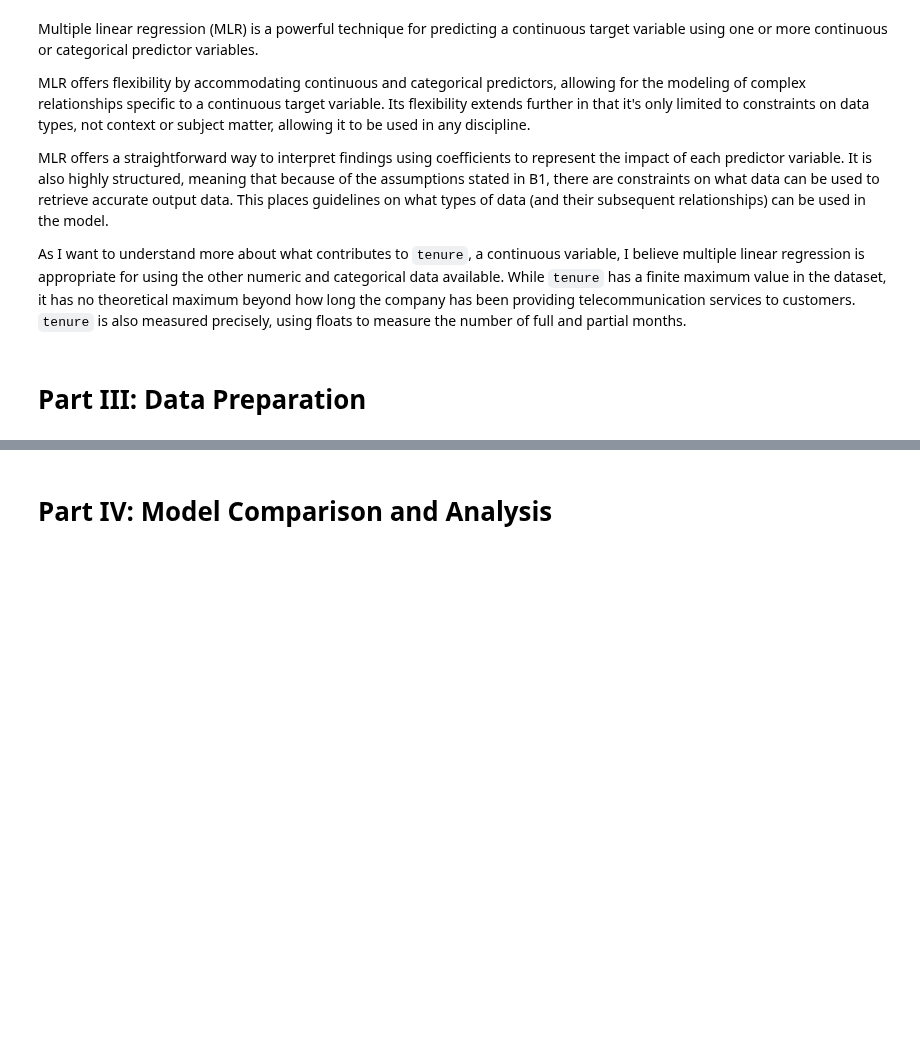
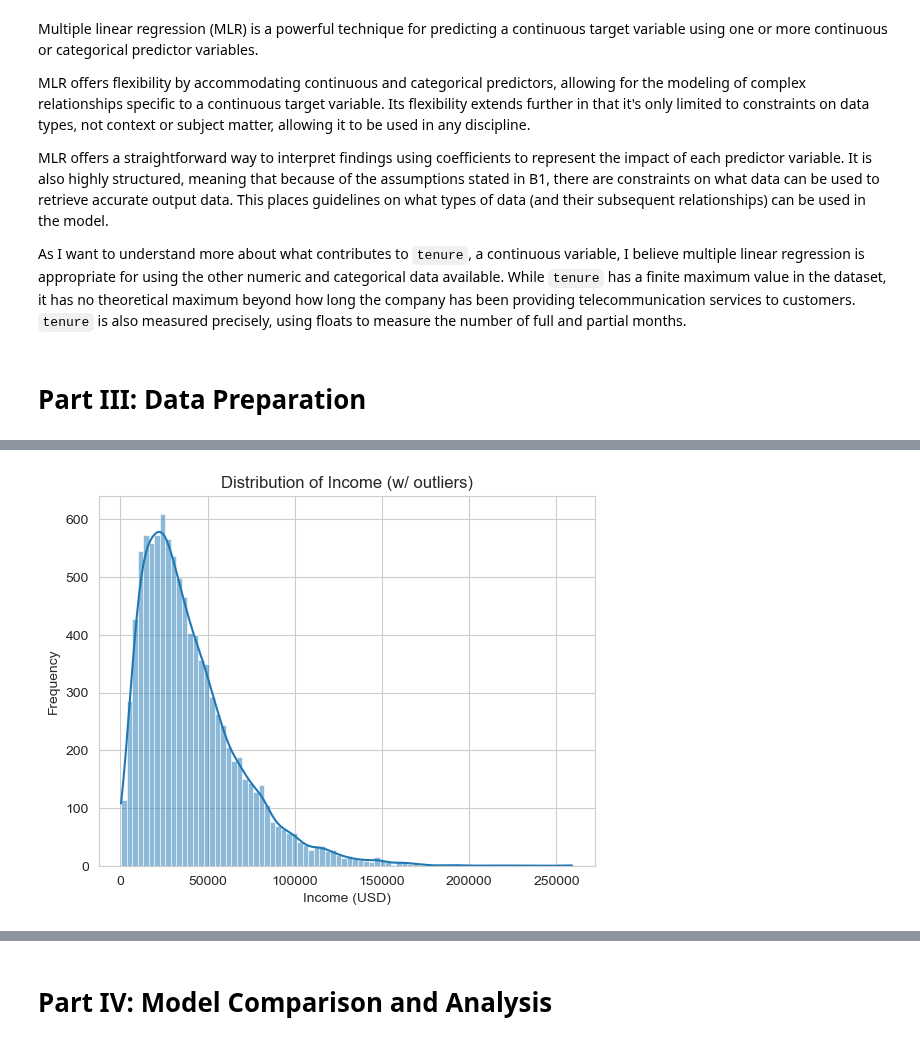
Before and after one commit to smmurdock/WGU-MSDA-DS, a Jupyter notebook: D208 Task 1/Murdock_Shanay D208 Task 1 PA Churn.ipynb, the cells around one changed output, grey strips where cells are left out. Saved outputs shown, nothing was run; the diff lists cells and outputs as text; code cells hidden in the pictures; blank space fills up the shorter version.

```diff
--- a/D208 Task 1/Murdock_Shanay D208 Task 1 PA Churn.ipynb
+++ b/D208 Task 1/Murdock_Shanay D208 Task 1 PA Churn.ipynb
@@ -80,0 +137,7 @@ df.head()
+# %%
+# Load the dataset, preserving "None" values present in columns
+churn = pd.read_csv('churn_clean.csv', keep_default_na=False, dtype=churn_dtypes)
+churn.set_index("CaseOrder", inplace=True)
+
+# Set option to not truncate results with large number of columns
+pd.set_option("display.max_columns", None)
@@ -80,0 +309,4 @@ df.head()
+# %%
+# Fill in leading 0's for ZIP codes
+churn['zip'] = churn['zip'].str.zfill(5)
+churn['zip'].min()
@@ -80,0 +315,11 @@ df.head()
+# %%
+# Set new ordered categories for survey questions
+# (Jones, DataCamp, 2024)
+survey_responses = CategoricalDtype(categories=["8", "7", "6", "5", "4", "3",
+                                                "2", "1"], ordered=True)
+survey_questions = ['survey_timely_response', 'survey_timely_fixes',
+                    'survey_timely_replacements', 'survey_reliability',
+                    'survey_service_options', 'survey_respectful_response',
+                    'survey_courteous_exchange', 'survey_active_listening']
+churn[survey_questions] = churn[survey_questions].astype(str)
+churn[survey_questions] = churn[survey_questions].astype(survey_responses)
@@ -80,0 +347,13 @@ df.head()
+# %%
+# Create new DataFrame retaining columns of interest for regression analysis
+# This prevents dropping any data
+# CaseO
+churn_reg = churn[['tenure', 'children',
+                   'age', 'income',
+                   'outage_sec_per_week', 'email',
+                   'contacts', 'yearly_equipment_failure',
+                   'monthly_charge', 'bandwidth_gb_year',
+                  'survey_timely_response', 'survey_timely_fixes',
+                  'survey_timely_replacements', 'survey_reliability',
+                  'survey_service_options', 'survey_respectful_response',
+                  'survey_courteous_exchange', 'survey_active_listening']]
@@ -80,0 +517,12 @@ df.head()
+# %%
+# Plot income before treatment of outliers
+sns.histplot(data=churn_reg,
+             x='income',
+             kde=True);
+
+# Set title
+plt.title('Distribution of Income (w/ outliers)');
+plt.xlabel('Income (USD)');
+plt.ylabel('Frequency');
+# %% [output]
+[figure, added]
```
Also changed, not shown: parts of 32 cells of this notebook.
